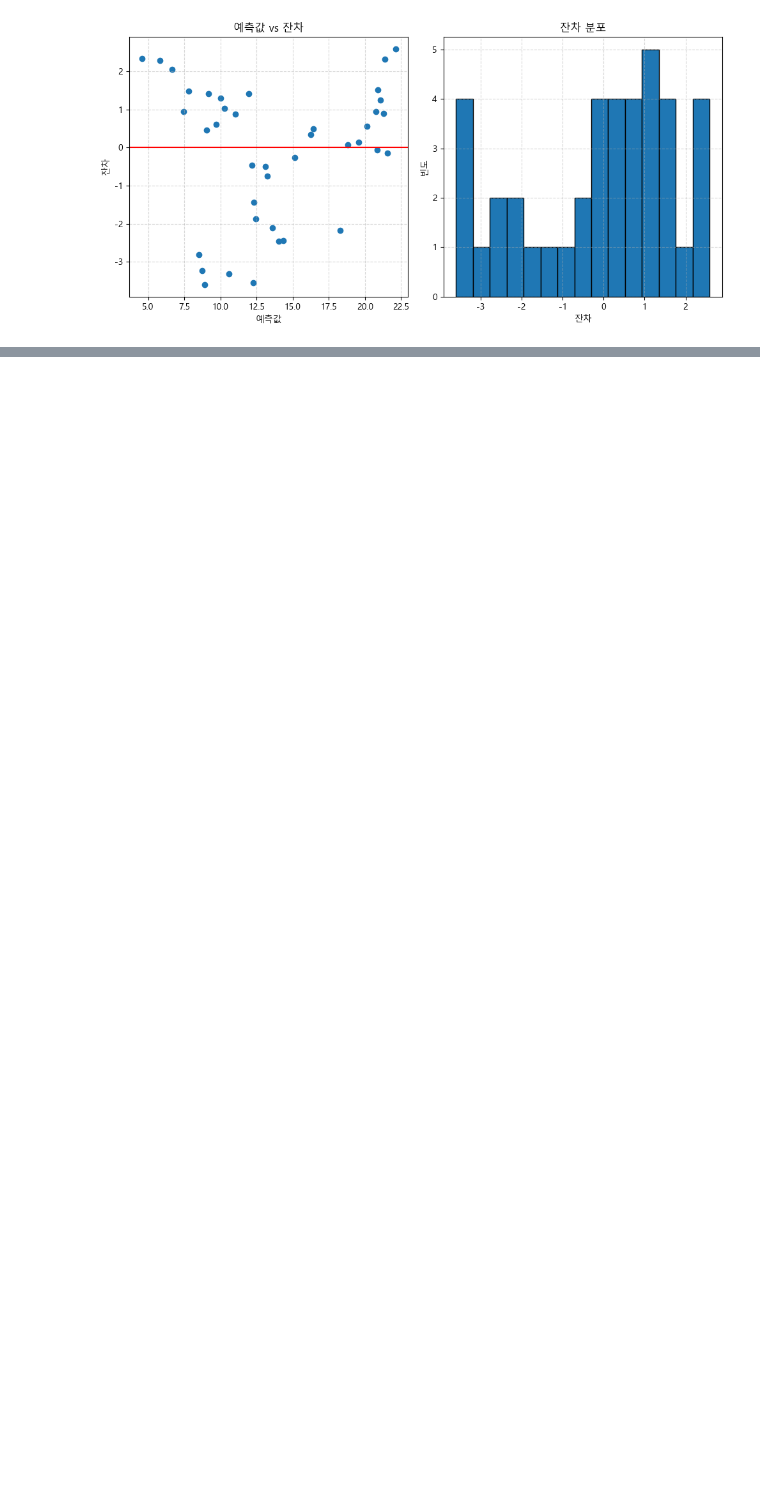
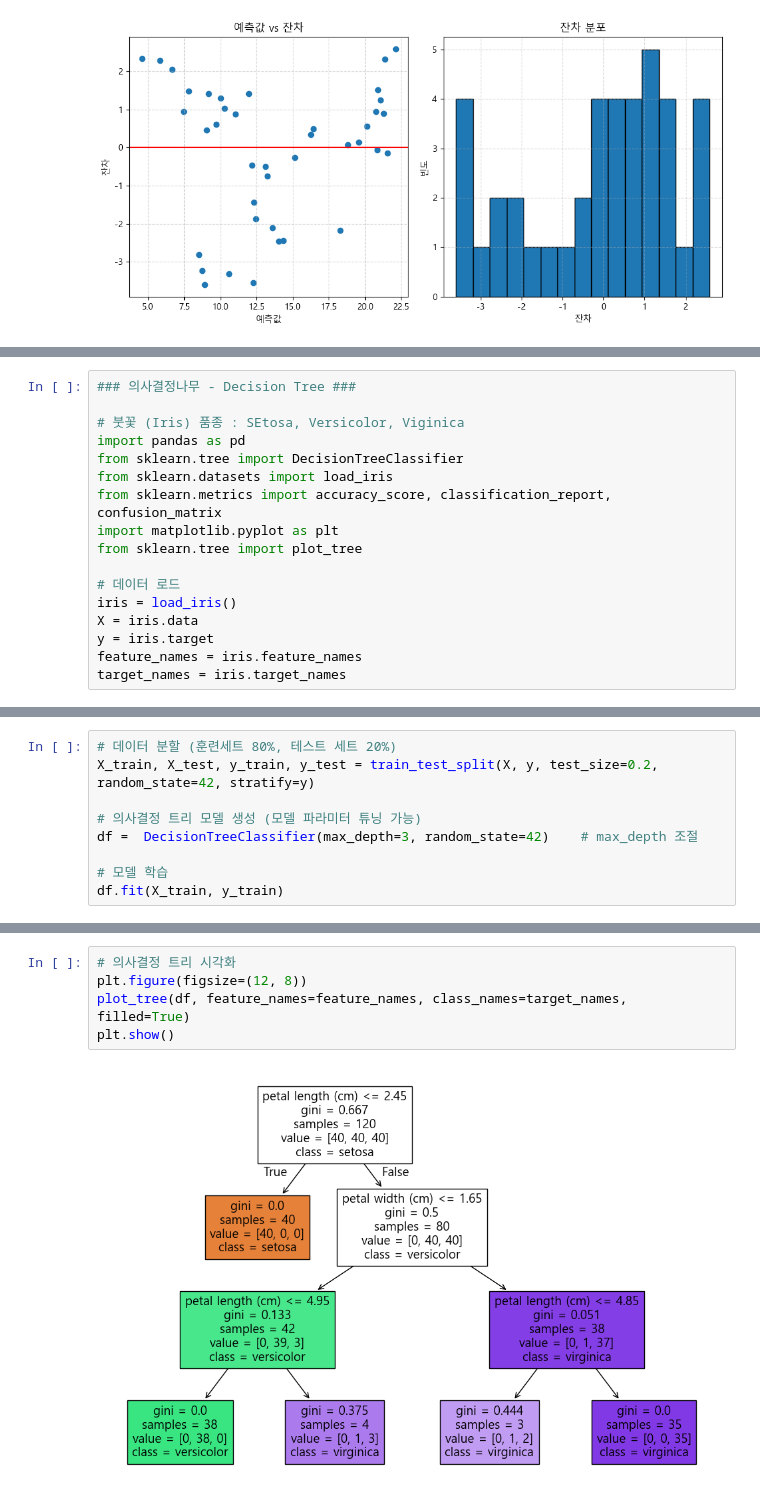
Before and after one commit to raisedeveloper/ai, a Jupyter notebook: regression.ipynb, the cells around one changed output, grey strips where cells are left out. Saved outputs shown, nothing was run; the diff lists cells and outputs as text; blank space fills up the shorter version.

```diff
--- a/regression.ipynb
+++ b/regression.ipynb
@@ -858,0 +1003,17 @@ plt.show()
+# %%
+### 의사결정나무 - Decision Tree ###
+
+# 붓꽃 (Iris) 품종 : SEtosa, Versicolor, Viginica
+import pandas as pd
+from sklearn.tree import DecisionTreeClassifier
+from sklearn.datasets import load_iris
+from sklearn.metrics import accuracy_score, classification_report, confusion_matrix
+import matplotlib.pyplot as plt
+from sklearn.tree import plot_tree
+
+# 데이터 로드
+iris = load_iris()
+X = iris.data
+y = iris.target
+feature_names = iris.feature_names
+target_names = iris.target_names
@@ -858,0 +1045,9 @@ plt.show()
+# %%
+# 데이터 분할 (훈련세트 80%, 테스트 세트 20%)
+X_train, X_test, y_train, y_test = train_test_split(X, y, test_size=0.2, random_state=42, stratify=y)
+
+# 의사결정 트리 모델 생성 (모델 파라미터 튜닝 가능)
+df =  DecisionTreeClassifier(max_depth=3, random_state=42)    # max_depth 조절
+
+# 모델 학습
+df.fit(X_train, y_train)
@@ -858,0 +1080,7 @@ plt.show()
+# %%
+# 의사결정 트리 시각화
+plt.figure(figsize=(12, 8))
+plot_tree(df, feature_names=feature_names, class_names=target_names, filled=True)
+plt.show()
+# %% [output]
+[figure, added]
```
Also changed, not shown: parts of 18 cells of this notebook, 1 other file.
